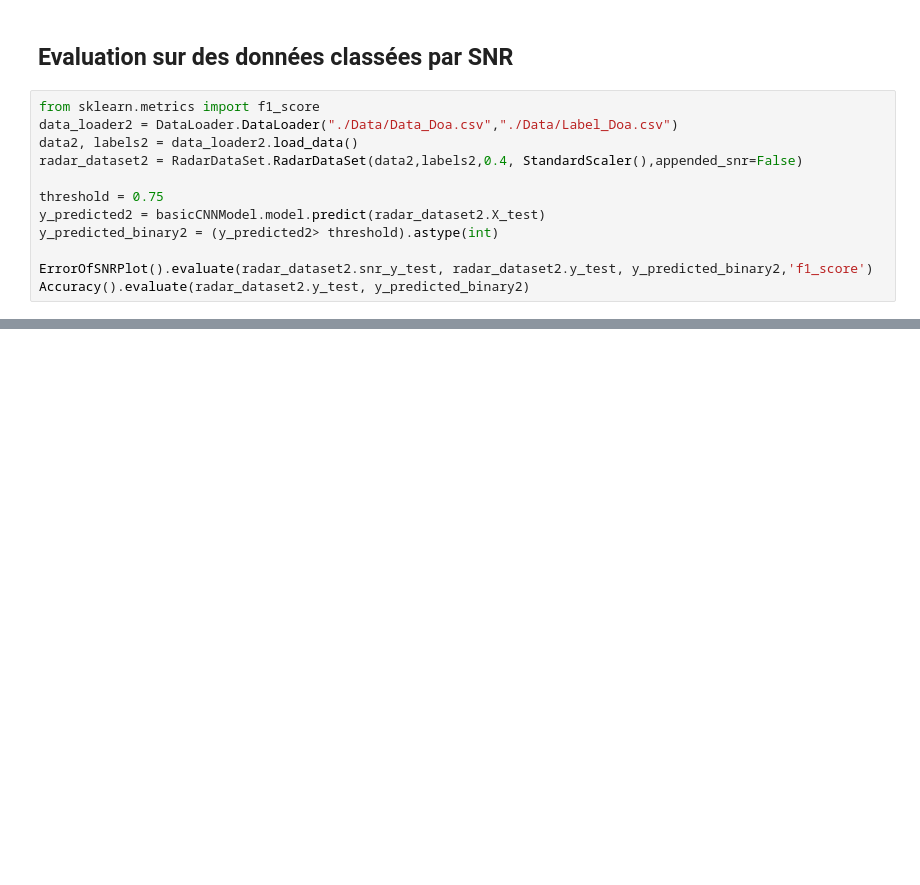
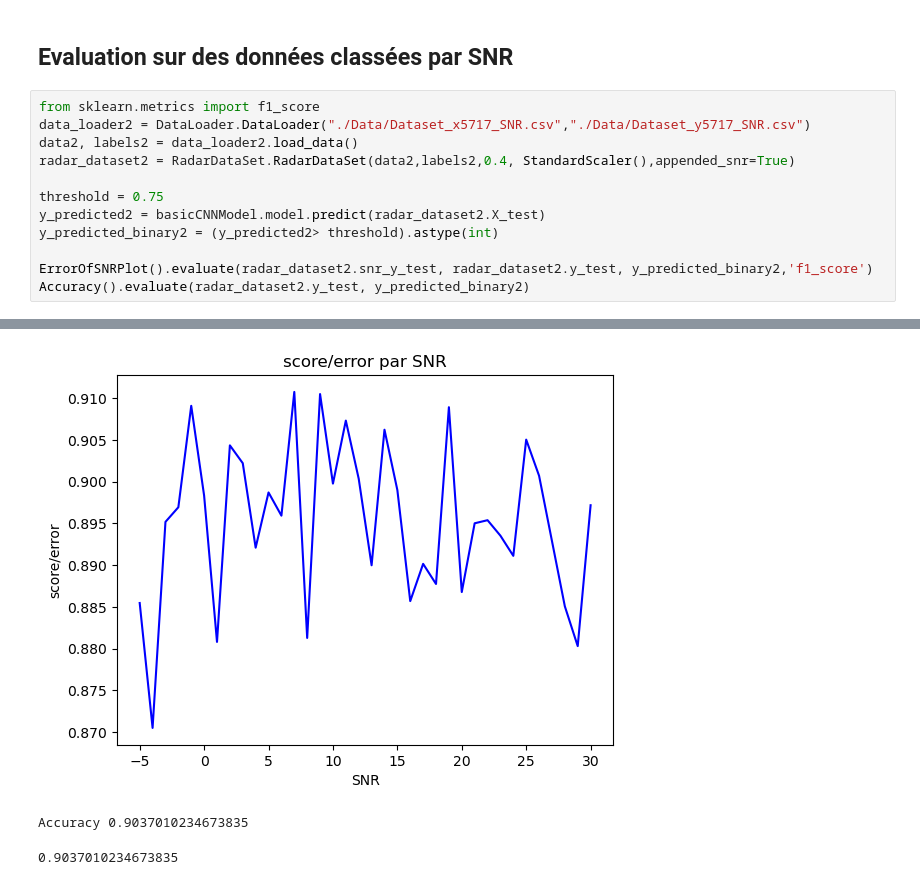
Before and after one commit to Littleyns/ProjetRadarIA, a Jupyter notebook: MainRadar.ipynb, the cells around one changed output, grey strips where cells are left out. Drawn from its saved outputs; the diff is of its cells as text; blank space fills up the shorter version.

```diff
--- a/MainRadar.ipynb
+++ b/MainRadar.ipynb
@@ -82,9 +82,9 @@ polynomialRegressor.evaluate(radar_dataset.X_test,radar_dataset.y_test)
 ## Evaluation sur des données classées par SNR
 # %%
 from sklearn.metrics import f1_score
-data_loader2 = DataLoader.DataLoader("./Data/Data_Doa.csv","./Data/Label_Doa.csv")
+data_loader2 = DataLoader.DataLoader("./Data/Dataset_x5717_SNR.csv","./Data/Dataset_y5717_SNR.csv")
 data2, labels2 = data_loader2.load_data()
-radar_dataset2 = RadarDataSet.RadarDataSet(data2,labels2,0.4, StandardScaler(),appended_snr=False)
+radar_dataset2 = RadarDataSet.RadarDataSet(data2,labels2,0.4, StandardScaler(),appended_snr=True)
 
 threshold = 0.75
 y_predicted2 = basicCNNModel.model.predict(radar_dataset2.X_test)
@@ -97,3 +97,6 @@ ValueError: Found input variables with inconsistent numbers of samples: [199, 18
+[figure, added]
+Accuracy 0.9037010234673835
+0.9037010234673835
 # %%
 from sklearn.metrics import mean_squared_error
 TRESHOLDArray= np.arange(0.5,1,0.001)
```
Also changed, not shown: parts of 5 cells of this notebook.
